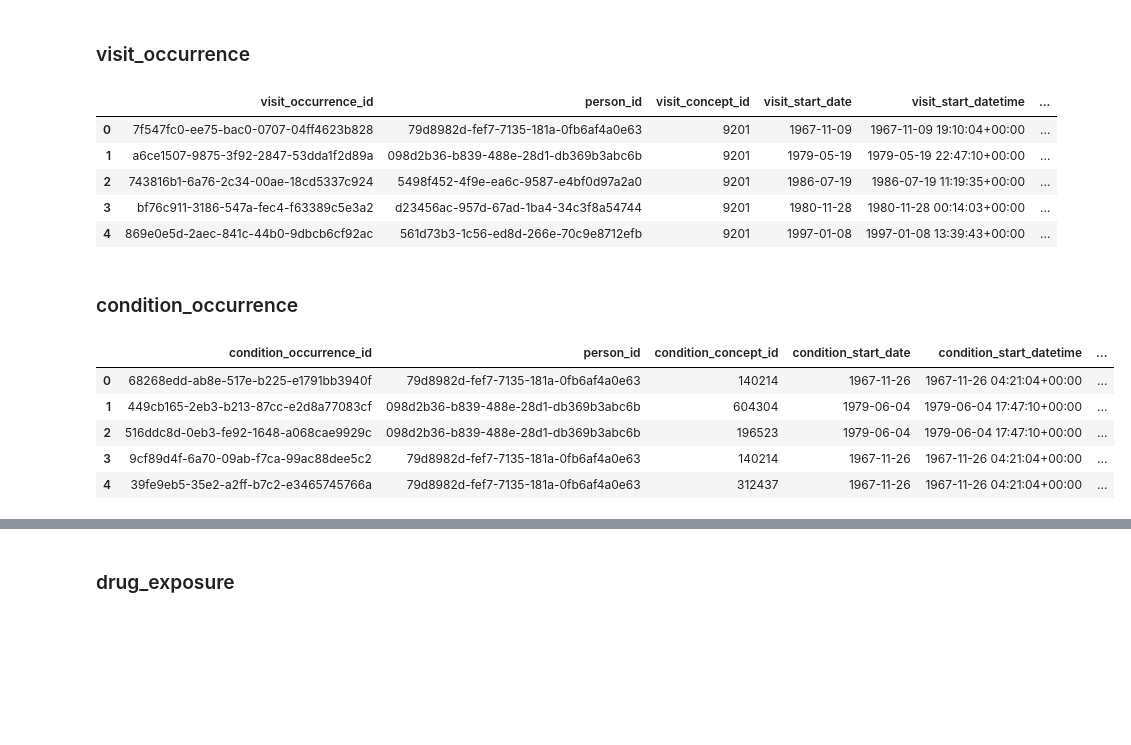
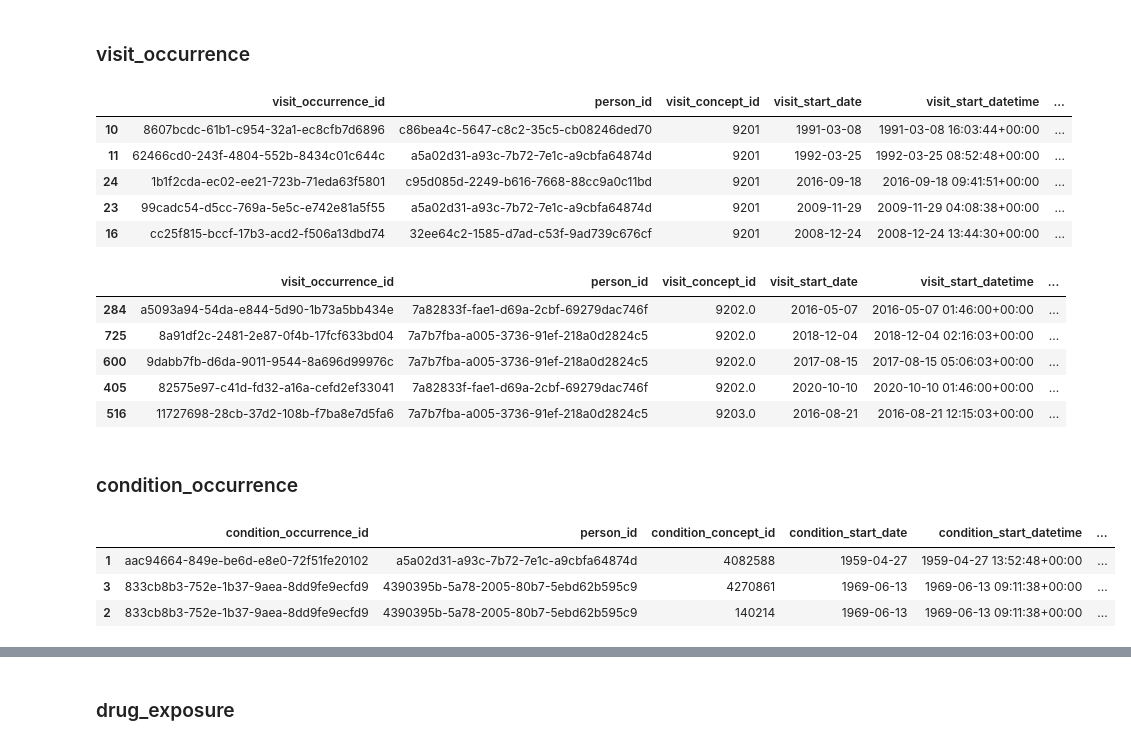
Before and after one commit to saywurdson/synthea_dw, a Jupyter notebook: omop.ipynb, the cells around one changed output, grey strips where cells are left out. Drawn from its saved outputs; the diff is of its cells as text; code cells hidden in the pictures; blank space fills up the shorter version.

Commit message:
update code for data loading

```diff
--- a/omop.ipynb
+++ b/omop.ipynb
@@ -92,14 +167,63 @@ with open('/workspaces/synthea_dw/data/fhir/CareTeam.ndjson', 'r') as file:
 
 visit_occurrence = pd.DataFrame(visit_occurrences).drop_duplicates()
 
-visit_occurrence.head()
+visit_occurrence.sample(5)
 # %% [output]
 |  | visit_occurrence_id | person_id | visit_concept_id | visit_start_date | visit_start_datetime | ... |
-| 0 | 7f547fc0-ee75-bac0-0707-04ff4623b828 | 79d8982d-fef7-7135-181a-0fb6af4a0e63 | 9201 | 1967-11-09 | 1967-11-09 19:10:04+00:00 | ... |
-| 1 | a6ce1507-9875-3f92-2847-53dda1f2d89a | 098d2b36-b839-488e-28d1-db369b3abc6b | 9201 | 1979-05-19 | 1979-05-19 22:47:10+00:00 | ... |
-| 2 | 743816b1-6a76-2c34-00ae-18cd5337c924 | 5498f452-4f9e-ea6c-9587-e4bf0d97a2a0 | 9201 | 1986-07-19 | 1986-07-19 11:19:35+00:00 | ... |
-| 3 | bf76c911-3186-547a-fec4-f63389c5e3a2 | d23456ac-957d-67ad-1ba4-34c3f8a54744 | 9201 | 1980-11-28 | 1980-11-28 00:14:03+00:00 | ... |
-| 4 | 869e0e5d-2aec-841c-44b0-9dbcb6cf92ac | 561d73b3-1c56-ed8d-266e-70c9e8712efb | 9201 | 1997-01-08 | 1997-01-08 13:39:43+00:00 | ... |
+| 10 | 8607bcdc-61b1-c954-32a1-ec8cfb7d6896 | c86bea4c-5647-c8c2-35c5-cb08246ded70 | 9201 | 1991-03-08 | 1991-03-08 16:03:44+00:00 | ... |
+| 11 | 62466cd0-243f-4804-552b-8434c01c644c | a5a02d31-a93c-7b72-7e1c-a9cbfa64874d | 9201 | 1992-03-25 | 1992-03-25 08:52:48+00:00 | ... |
+| 24 | 1b1f2cda-ec02-ee21-723b-71eda63f5801 | c95d085d-2249-b616-7668-88cc9a0c11bd | 9201 | 2016-09-18 | 2016-09-18 09:41:51+00:00 | ... |
+| 23 | 99cadc54-d5cc-769a-5e5c-e742e81a5f55 | a5a02d31-a93c-7b72-7e1c-a9cbfa64874d | 9201 | 2009-11-29 | 2009-11-29 04:08:38+00:00 | ... |
+| 16 | cc25f815-bccf-17b3-acd2-f506a13dbd74 | 32ee64c2-1585-d7ad-c53f-9ad739c676cf | 9201 | 2008-12-24 | 2008-12-24 13:44:30+00:00 | ... |
+# %%
+def encounter_to_visit_occurrence(data):
+    person_id = data['subject']['reference'].split('/')[-1]
+    visit_class_code = data['class']['code'] if 'class' in data else None
+    visit_concept_id_map = {'IMP': 9201, 'EMER': 9203, 'AMB': 9202}
+    visit_concept_id = visit_concept_id_map.get(visit_class_code, None)
+    provider_id = data['participant'][0]['individual']['reference'].split('/')[-1] if 'participant' in data and 'individual' in data['participant'][0] else None
+    care_site_id = data['serviceProvider']['reference'].split('/')[-1] if 'serviceProvider' in data else None
+
+    visit_occurrence = {
+        'visit_occurrence_id': data['id'],
+        'person_id': person_id,
+        'visit_concept_id': visit_concept_id,
+        'visit_start_date': datetime.strptime(data['period']['start'].split('T')[0], '%Y-%m-%d').date(),
+        'visit_start_datetime': datetime.fromisoformat(data['period']['start']),
+        'visit_end_date': datetime.strptime(data['period']['end'].split('T')[0], '%Y-%m-%d').date() if 'end' in data['period'] else None,
+        'visit_end_datetime': datetime.fromisoformat(data['period']['end']) if 'end' in data['period'] else None,
+        'visit_type_concept_id': 32817,
+        'provider_id': provider_id,
+        'care_site_id': care_site_id,
+        'visit_source_value': visit_class_code,
+        'visit_source_concept_id': visit_concept_id,
+        'admitted_from_concept_id': pd.NA,
+        'admitted_from_source_value': None,
+        'discharged_to_concept_id': pd.NA,
+        'discharged_to_source_value': None,
+        'preceding_visit_occurrence_id': pd.NA
+    }
+
+    return [visit_occurrence]
+
+visit_occurrences = []
+
+with open('/workspaces/synthea_dw/data/fhir/Encounter.ndjson', 'r') as file:
+    for line in file:
+        data = json.loads(line)
+        visit_occurrence = encounter_to_visit_occurrence(data)
+        visit_occurrences.extend(visit_occurrence)
+
+visit_occurrence = pd.DataFrame(visit_occurrences).drop_duplicates()
+
+visit_occurrence.sample(5)
+# %% [output]
+|  | visit_occurrence_id | person_id | visit_concept_id | visit_start_date | visit_start_datetime | ... |
+| 284 | a5093a94-54da-e844-5d90-1b73a5bb434e | 7a82833f-fae1-d69a-2cbf-69279dac746f | 9202.0 | 2016-05-07 | 2016-05-07 01:46:00+00:00 | ... |
+| 725 | 8a91df2c-2481-2e87-0f4b-17fcf633bd04 | 7a7b7fba-a005-3736-91ef-218a0d2824c5 | 9202.0 | 2018-12-04 | 2018-12-04 02:16:03+00:00 | ... |
+| 600 | 9dabb7fb-d6da-9011-9544-8a696d99976c | 7a7b7fba-a005-3736-91ef-218a0d2824c5 | 9202.0 | 2017-08-15 | 2017-08-15 05:06:03+00:00 | ... |
+| 405 | 82575e97-c41d-fd32-a16a-cefd2ef33041 | 7a82833f-fae1-d69a-2cbf-69279dac746f | 9202.0 | 2020-10-10 | 2020-10-10 01:46:00+00:00 | ... |
+| 516 | 11727698-28cb-37d2-108b-f7ba8e7d5fa6 | 7a7b7fba-a005-3736-91ef-218a0d2824c5 | 9203.0 | 2016-08-21 | 2016-08-21 12:15:03+00:00 | ... |
 # %% [markdown]
 ### condition_occurrence
 # %%
@@ -133,39 +257,37 @@ def allergyIntolerance_to_condition_occurrence(line):
                 'condition_status_concept_id': pd.NA,
                 'stop_reason': None,
                 'provider_id': pd.NA,
                 'visit_occurrence_id': pd.NA,
                 'visit_detail_id': pd.NA,
                 'condition_source_concept_id': find_concept_id(
                     concept,
                     concept_codes=[manifestation['coding'][0]['code']],
                     vocabulary_ids=['SNOMED'],
                     domain_ids=['Condition'],
                     concept_class_ids=['Clinical Finding']
                 ),
                 'condition_status_source_value': manifestation['coding'][0]['code']
             })
 
     return condition_occurrences
 
 condition_occurrences = []
 
 with open('/workspaces/synthea_dw/data/fhir/AllergyIntolerance.ndjson', 'r') as file:
     for line in file:
         conditions = allergyIntolerance_to_condition_occurrence(line)
         if conditions:
             condition_occurrences.extend(conditions)
 
 condition_occurrence = pd.DataFrame(condition_occurrences).drop_duplicates()
 condition_occurrence = condition_occurrence[condition_occurrence['condition_source_concept_id'] != 0]
 
-condition_occurrence.head()
+condition_occurrence.sample(3)
 # %% [output]
 |  | condition_occurrence_id | person_id | condition_concept_id | condition_start_date | condition_start_datetime | ... |
-| 0 | 68268edd-ab8e-517e-b225-e1791bb3940f | 79d8982d-fef7-7135-181a-0fb6af4a0e63 | 140214 | 1967-11-26 | 1967-11-26 04:21:04+00:00 | ... |
-| 1 | 449cb165-2eb3-b213-87cc-e2d8a77083cf | 098d2b36-b839-488e-28d1-db369b3abc6b | 604304 | 1979-06-04 | 1979-06-04 17:47:10+00:00 | ... |
-| 2 | 516ddc8d-0eb3-fe92-1648-a068cae9929c | 098d2b36-b839-488e-28d1-db369b3abc6b | 196523 | 1979-06-04 | 1979-06-04 17:47:10+00:00 | ... |
-| 3 | 9cf89d4f-6a70-09ab-f7ca-99ac88dee5c2 | 79d8982d-fef7-7135-181a-0fb6af4a0e63 | 140214 | 1967-11-26 | 1967-11-26 04:21:04+00:00 | ... |
-| 4 | 39fe9eb5-35e2-a2ff-b7c2-e3465745766a | 79d8982d-fef7-7135-181a-0fb6af4a0e63 | 312437 | 1967-11-26 | 1967-11-26 04:21:04+00:00 | ... |
+| 1 | aac94664-849e-be6d-e8e0-72f51fe20102 | a5a02d31-a93c-7b72-7e1c-a9cbfa64874d | 4082588 | 1959-04-27 | 1959-04-27 13:52:48+00:00 | ... |
+| 3 | 833cb8b3-752e-1b37-9aea-8dd9fe9ecfd9 | 4390395b-5a78-2005-80b7-5ebd62b595c9 | 4270861 | 1969-06-13 | 1969-06-13 09:11:38+00:00 | ... |
+| 2 | 833cb8b3-752e-1b37-9aea-8dd9fe9ecfd9 | 4390395b-5a78-2005-80b7-5ebd62b595c9 | 140214 | 1969-06-13 | 1969-06-13 09:11:38+00:00 | ... |
 # %%
 def careTeam_to_condition_occurrence(data, concept):
     condition_occurrences = []
```
Also changed, not shown: parts of 31 cells of this notebook, 2 other files.
